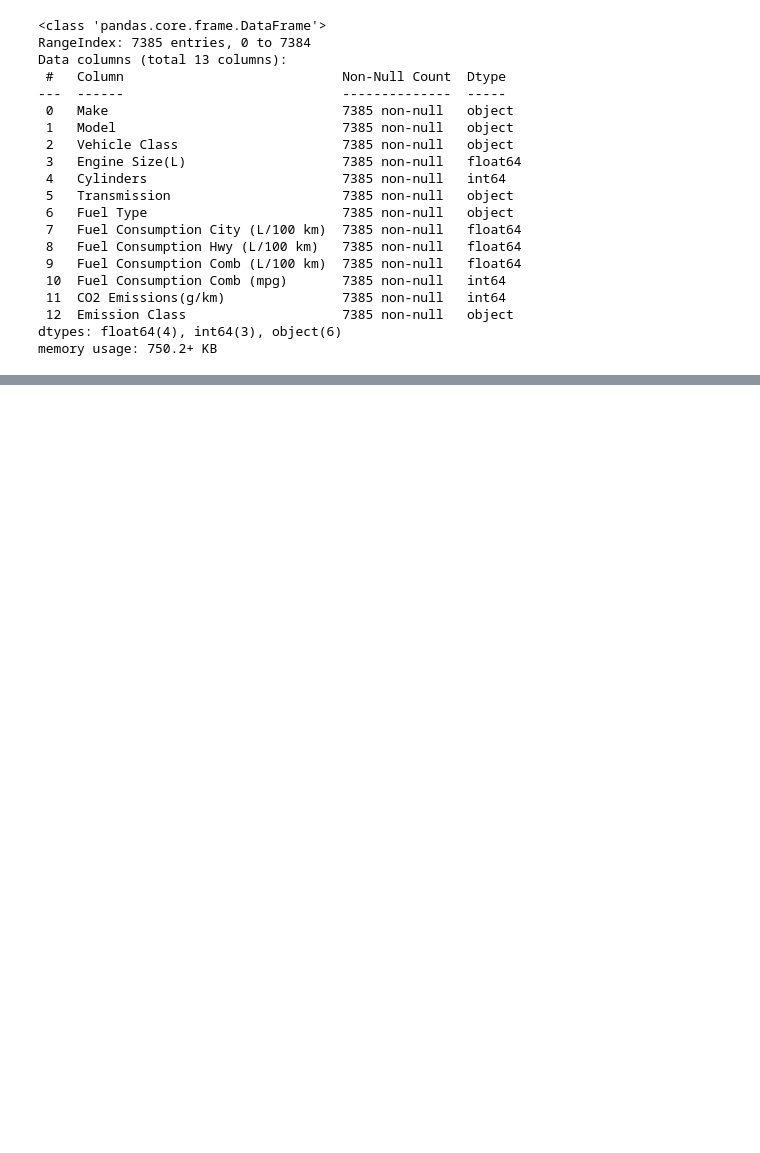
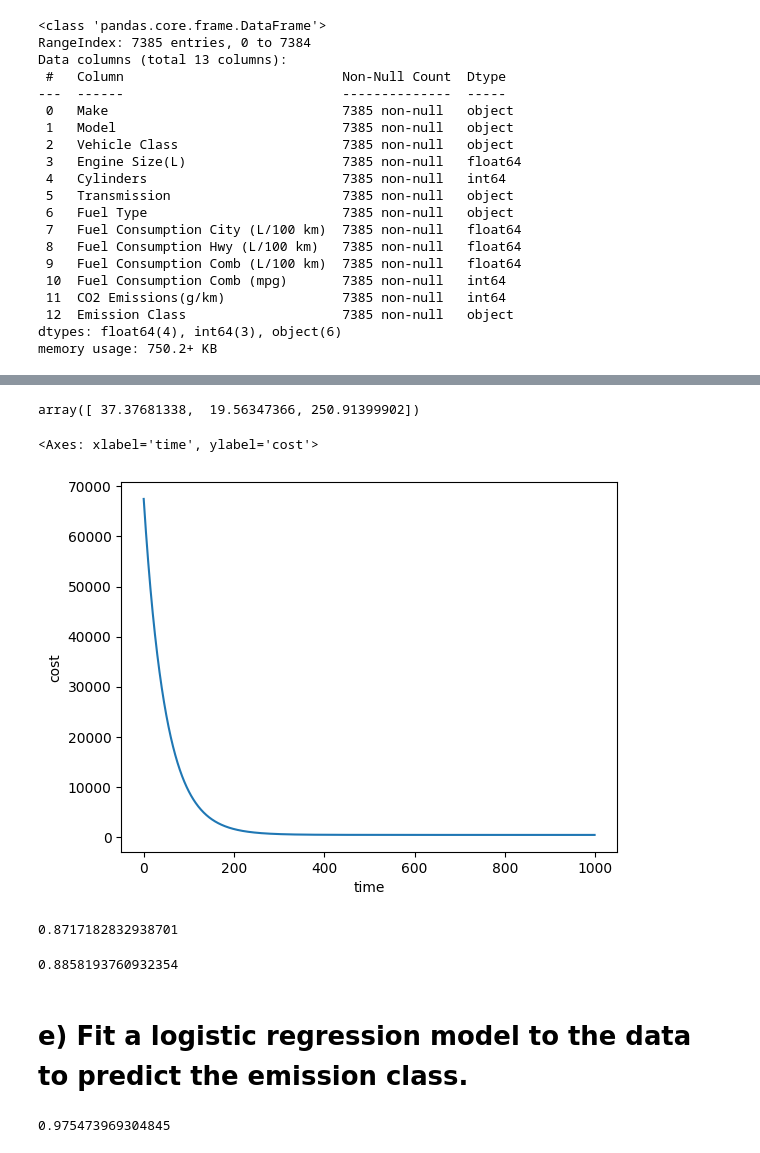
Before and after one commit to Al-Mansori/Linear-and-Logistic-Regression-Vehicles, a Jupyter notebook: Jupyter with a y.ipynb, the cells around one changed output, grey strips where cells are left out. Cells and saved outputs as stored; diff of their text form; code cells hidden in the pictures; blank space fills up the shorter version.

```diff
--- a/Jupyter with a y.ipynb
+++ b/Jupyter with a y.ipynb
@@ -220,0 +153,3 @@ X_test[numerical_input_features.columns] = scaler.transform(
+# %%
+X_train[numeric_features] = (X_train[numeric_features] - mean) / std
+X_test[numeric_features] = (X_test[numeric_features] - mean) / std
@@ -220,0 +161,56 @@ X_test[numerical_input_features.columns] = scaler.transform(
+# %%
+selected_features = [
+    'Fuel Consumption Comb (L/100 km)',
+    'Engine Size(L)',
+]
+# %%
+X_train = X_train[selected_features]
+X_test = X_test[selected_features]
+# %%
+def gradient_descent(X, Y, *, alpha, max_iterations):
+    X = np.hstack((X, np.ones((len(X), 1))))
+
+    theta = np.random.randn(X.shape[1])
+
+    cost_history = []
+
+    for _ in range(max_iterations):
+        predicted = X.dot(theta)
+        error = predicted - Y
+
+        gradients = X.T.dot(error) / len(X)
+        theta -= gradients * alpha
+
+        cost_history.append(np.mean(error ** 2))
+
+    return theta, cost_history
+
+def predict(X, theta):
+    X = np.hstack((X, np.ones((len(X), 1))))
+    return X.dot(theta)
+
+theta, cost_history = gradient_descent(X_train, Y_reg_train, alpha=0.01, max_iterations=1000)
+# %%
+theta
+# %% [output]
+array([ 37.37681338,  19.56347366, 250.91399902])
+# %%
+sns.lineplot(
+    data=pd.DataFrame({ 'cost': cost_history, 'time': list(range(len(cost_history))) }),
+    x='time', y='cost',
+)
+# %% [output]
+<Axes: xlabel='time', ylabel='cost'>
+[figure, added]
+# %%
+# R2 score of training data
+r2_score(Y_reg_train, predict(X_train, theta))
+# %% [output]
+0.8717182832938701
+# %%
+# R2 score of testing data
+r2_score(Y_reg_test, predict(X_test, theta))
+# %% [output]
+0.8858193760932354
+# %% [markdown]
+# e) Fit a logistic regression model to the data to predict the emission class.
@@ -220,0 +219,5 @@ X_test[numerical_input_features.columns] = scaler.transform(
+# %%
+# Accuracy of training data
+accuracy_score(Y_cls_train, clf.predict(X_train))
+# %% [output]
+0.975473969304845
```
Also changed, not shown: parts of 41 cells of this notebook.
